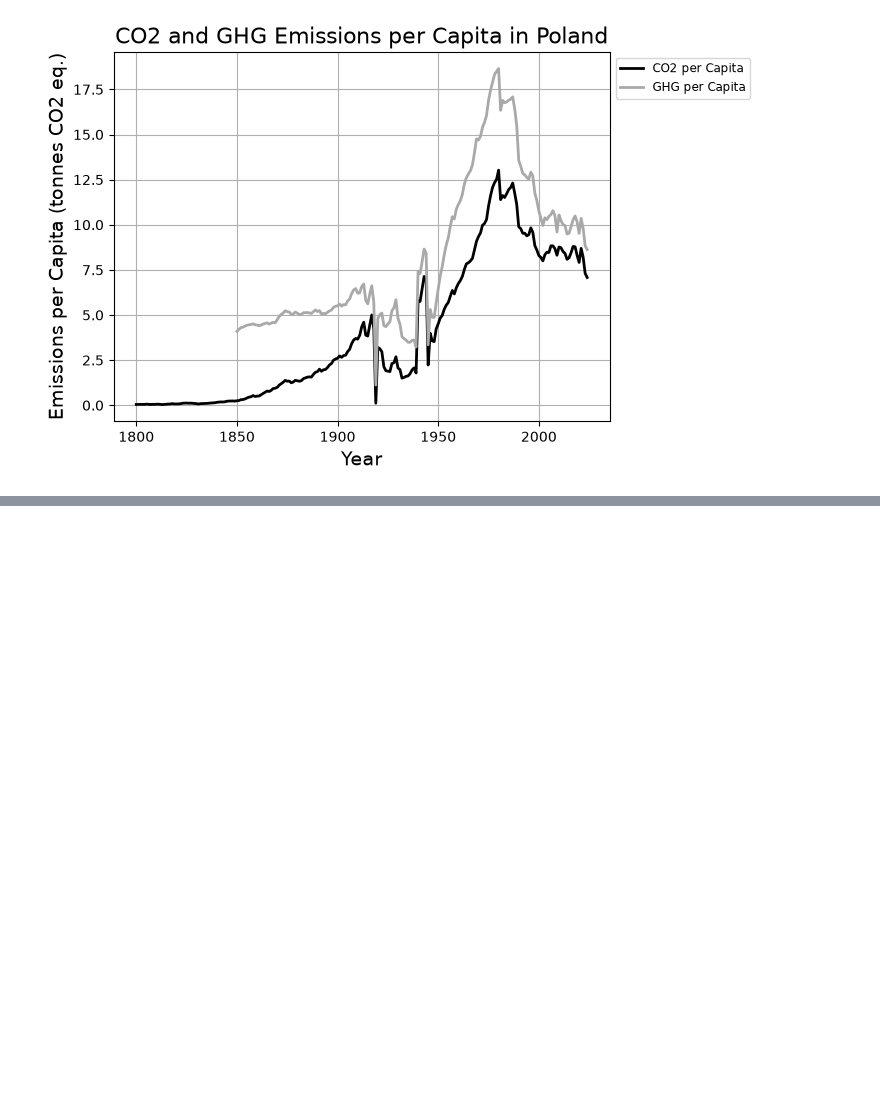
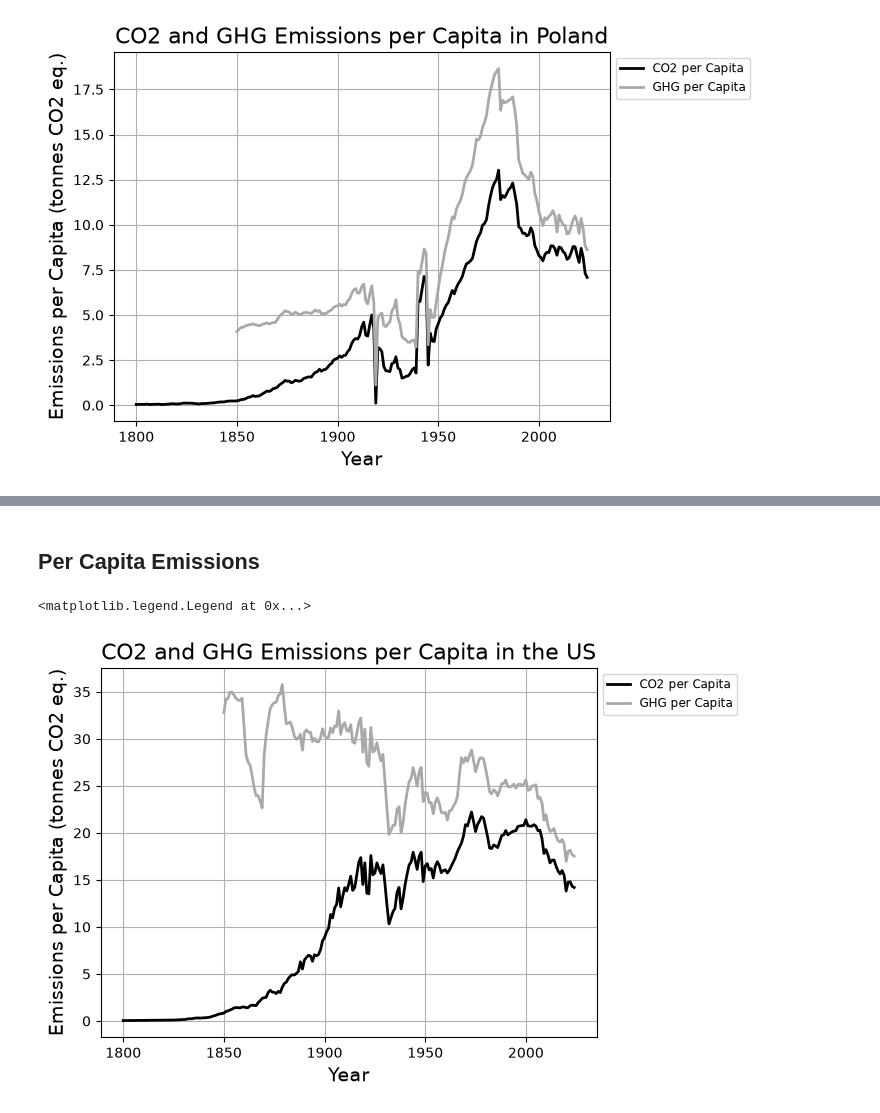
Before and after one commit to Oyvind-Aas/co2-data, a Jupyter notebook: CO2_Explorer.ipynb, the cells around one changed output, grey strips where cells are left out. Drawn from its saved outputs; the diff is of its cells as text; code cells hidden in the pictures; blank space fills up the shorter version.

```diff
--- a/CO2_Explorer.ipynb
+++ b/CO2_Explorer.ipynb
@@ -307,0 +415,2 @@ plt.legend(fontsize='small', loc='upper left', bbox_to_anchor=(1, 1))
+# %%
+us = df[df['country'] == 'United States']
@@ -307,0 +459,15 @@ plt.legend(fontsize='small', loc='upper left', bbox_to_anchor=(1, 1))
+# %% [markdown]
+## Per Capita Emissions
+# %%
+plt.Figure(figsize=(10, 6))
+plt.plot(us.year, us.co2_per_capita, color='black', linestyle='-', linewidth=2, markersize=6, label='CO2 per Capita')
+plt.plot(us.year, us.ghg_per_capita, color='darkgrey', linestyle='-', linewidth=2, markersize=6, label='GHG per Capita')
+plt.title('CO2 and GHG Emissions per Capita in the US', fontsize=16)
+plt.xlabel('Year', fontsize=14)
+plt.ylabel('Emissions per Capita (tonnes CO2 eq.)', fontsize=14)
+plt.grid(True)
+plt.ylim
+plt.legend(fontsize='small', loc='upper left', bbox_to_anchor=(1, 1))
+# %% [output]
+<matplotlib.legend.Legend at 0x...>
+[figure, added]
```
Also changed, not shown: parts of 8 cells of this notebook.
